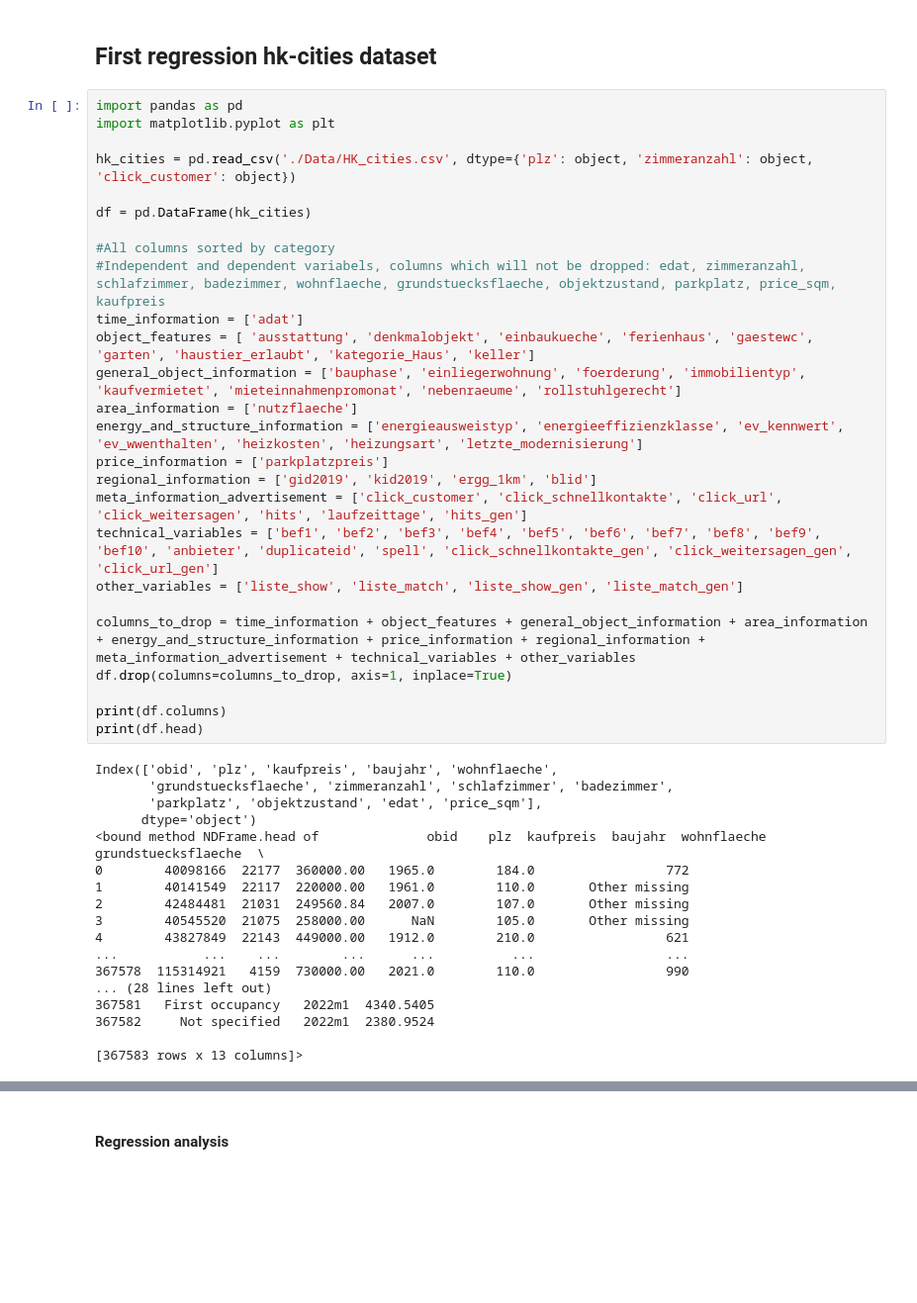
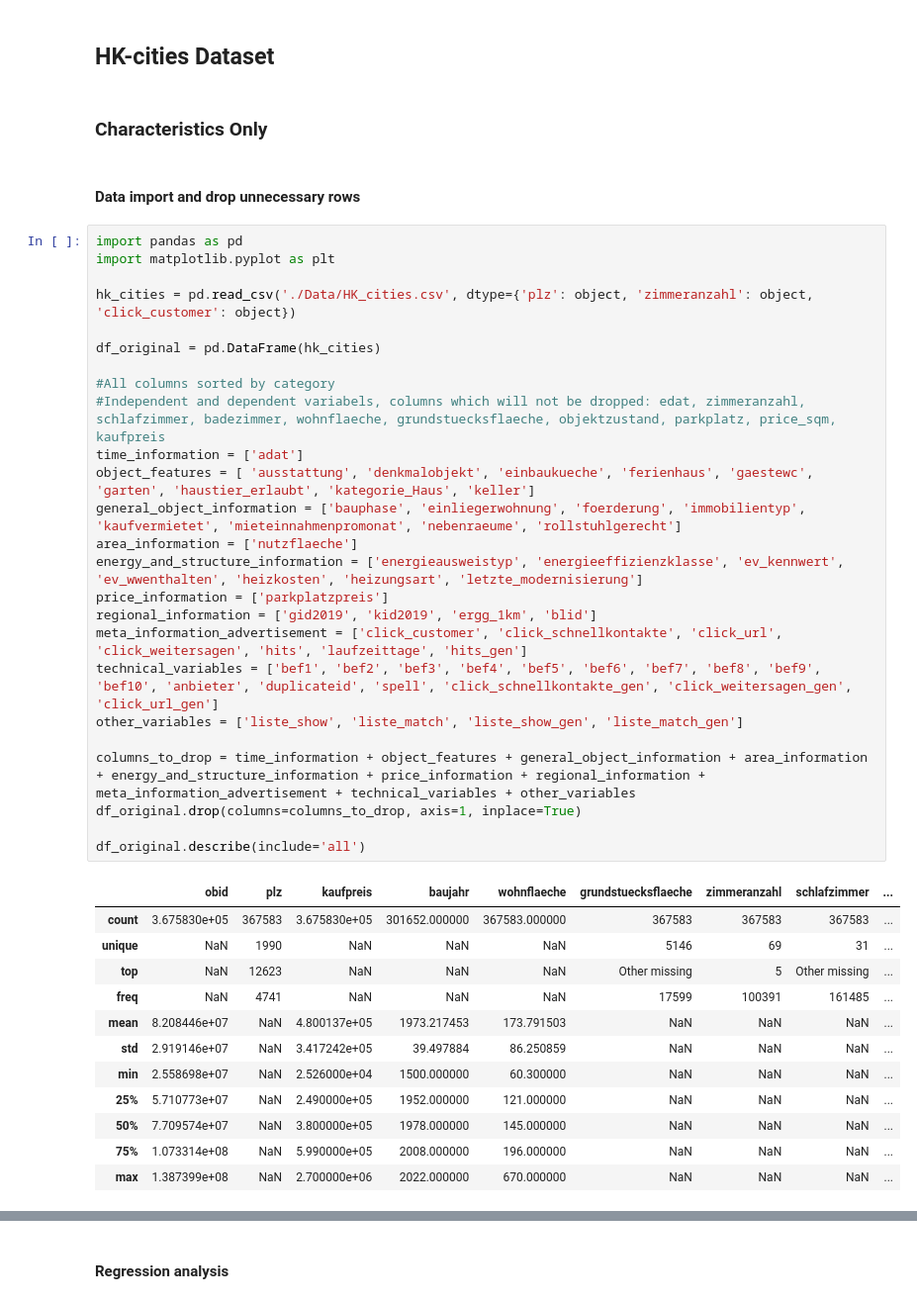
Before and after one commit to pvseydlitz/BachelorThesis, a Jupyter notebook: regression_hk_cities.ipynb, the cells around one changed output, grey strips where cells are left out. Shown at 99% size. Saved outputs shown, nothing was run; the diff lists cells and outputs as text; blank space fills up the shorter version.

```diff
--- a/regression_hk_cities.ipynb
+++ b/regression_hk_cities.ipynb
@@ -1,47 +1,45 @@
-# %% [markdown]
-## First regression hk-cities dataset
+# %% [markdown]
+## HK-cities Dataset
+# %% [markdown]
+### Characteristics Only
+# %% [markdown]
+#### Data import and drop unnecessary rows
 # %%
 import pandas as pd
 import matplotlib.pyplot as plt
 
 hk_cities = pd.read_csv('./Data/HK_cities.csv', dtype={'plz': object, 'zimmeranzahl': object, 'click_customer': object})
 
-df = pd.DataFrame(hk_cities)
+df_original = pd.DataFrame(hk_cities)
 
 #All columns sorted by category
 #Independent and dependent variabels, columns which will not be dropped: edat, zimmeranzahl, schlafzimmer, badezimmer, wohnflaeche, grundstuecksflaeche, objektzustand, parkplatz, price_sqm, kaufpreis
 time_information = ['adat']
 object_features = [ 'ausstattung', 'denkmalobjekt', 'einbaukueche', 'ferienhaus', 'gaestewc', 'garten', 'haustier_erlaubt', 'kategorie_Haus', 'keller']
 general_object_information = ['bauphase', 'einliegerwohnung', 'foerderung', 'immobilientyp', 'kaufvermietet', 'mieteinnahmenpromonat', 'nebenraeume', 'rollstuhlgerecht']
 area_information = ['nutzflaeche']
 energy_and_structure_information = ['energieausweistyp', 'energieeffizienzklasse', 'ev_kennwert', 'ev_wwenthalten', 'heizkosten', 'heizungsart', 'letzte_modernisierung']
 price_information = ['parkplatzpreis']
 regional_information = ['gid2019', 'kid2019', 'ergg_1km', 'blid']
 meta_information_advertisement = ['click_customer', 'click_schnellkontakte', 'click_url', 'click_weitersagen', 'hits', 'laufzeittage', 'hits_gen']
 technical_variables = ['bef1', 'bef2', 'bef3', 'bef4', 'bef5', 'bef6', 'bef7', 'bef8', 'bef9', 'bef10', 'anbieter', 'duplicateid', 'spell', 'click_schnellkontakte_gen', 'click_weitersagen_gen', 'click_url_gen']
 other_variables = ['liste_show', 'liste_match', 'liste_show_gen', 'liste_match_gen']
 
 columns_to_drop = time_information + object_features + general_object_information + area_information + energy_and_structure_information + price_information + regional_information + meta_information_advertisement + technical_variables + other_variables
-df.drop(columns=columns_to_drop, axis=1, inplace=True)
+df_original.drop(columns=columns_to_drop, axis=1, inplace=True)
 
-print(df.columns)
-print(df.head)
+df_original.describe(include='all')
 # %% [output]
-Index(['obid', 'plz', 'kaufpreis', 'baujahr', 'wohnflaeche',
-       'grundstuecksflaeche', 'zimmeranzahl', 'schlafzimmer', 'badezimmer',
-       'parkplatz', 'objektzustand', 'edat', 'price_sqm'],
-      dtype='object')
-<bound method NDFrame.head of              obid    plz  kaufpreis  baujahr  wohnflaeche grundstuecksflaeche  \
-0        40098166  22177  360000.00   1965.0        184.0                 772
-1        40141549  22117  220000.00   1961.0        110.0       Other missing
-2        42484481  21031  249560.84   2007.0        107.0       Other missing
-3        40545520  21075  258000.00      NaN        105.0       Other missing
-4        43827849  22143  449000.00   1912.0        210.0                 621
-...           ...    ...        ...      ...          ...                 ...
-367578  115314921   4159  730000.00   2021.0        110.0                 990
-... (28 lines left out)
-367581   First occupancy   2022m1  4340.5405
-367582     Not specified   2022m1  2380.9524
-
-[367583 rows x 13 columns]>
+|  | obid | plz | kaufpreis | baujahr | wohnflaeche | grundstuecksflaeche | zimmeranzahl | schlafzimmer | ... |
+| count | 3.675830e+05 | 367583 | 3.675830e+05 | 301652.000000 | 367583.000000 | 367583 | 367583 | 367583 | ... |
+| unique | NaN | 1990 | NaN | NaN | NaN | 5146 | 69 | 31 | ... |
+| top | NaN | 12623 | NaN | NaN | NaN | Other missing | 5 | Other missing | ... |
+| freq | NaN | 4741 | NaN | NaN | NaN | 17599 | 100391 | 161485 | ... |
+| mean | 8.208446e+07 | NaN | 4.800137e+05 | 1973.217453 | 173.791503 | NaN | NaN | NaN | ... |
+| std | 2.919146e+07 | NaN | 3.417242e+05 | 39.497884 | 86.250859 | NaN | NaN | NaN | ... |
+| min | 2.558698e+07 | NaN | 2.526000e+04 | 1500.000000 | 60.300000 | NaN | NaN | NaN | ... |
+| 25% | 5.710773e+07 | NaN | 2.490000e+05 | 1952.000000 | 121.000000 | NaN | NaN | NaN | ... |
+| 50% | 7.709574e+07 | NaN | 3.800000e+05 | 1978.000000 | 145.000000 | NaN | NaN | NaN | ... |
+| 75% | 1.073314e+08 | NaN | 5.990000e+05 | 2008.000000 | 196.000000 | NaN | NaN | NaN | ... |
+| max | 1.387399e+08 | NaN | 2.700000e+06 | 2022.000000 | 670.000000 | NaN | NaN | NaN | ... |
 # %% [markdown]
```
Also changed, not shown: parts of 19 cells of this notebook.
